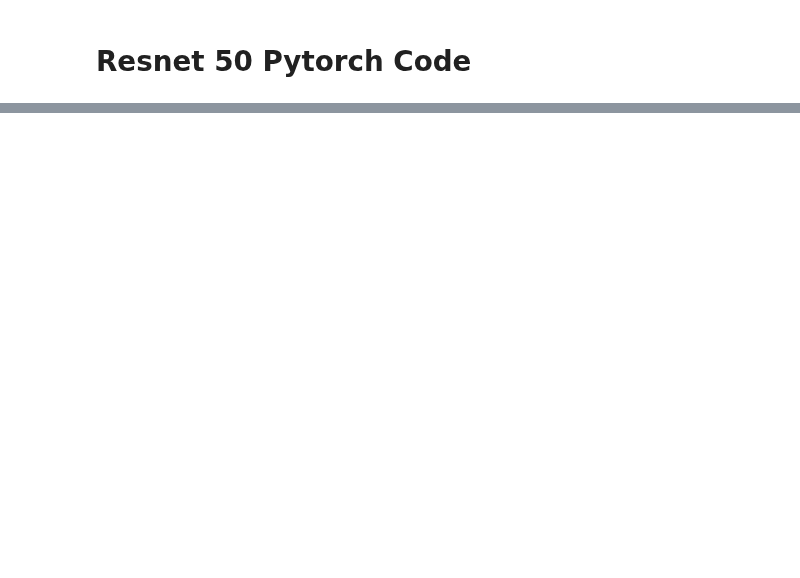
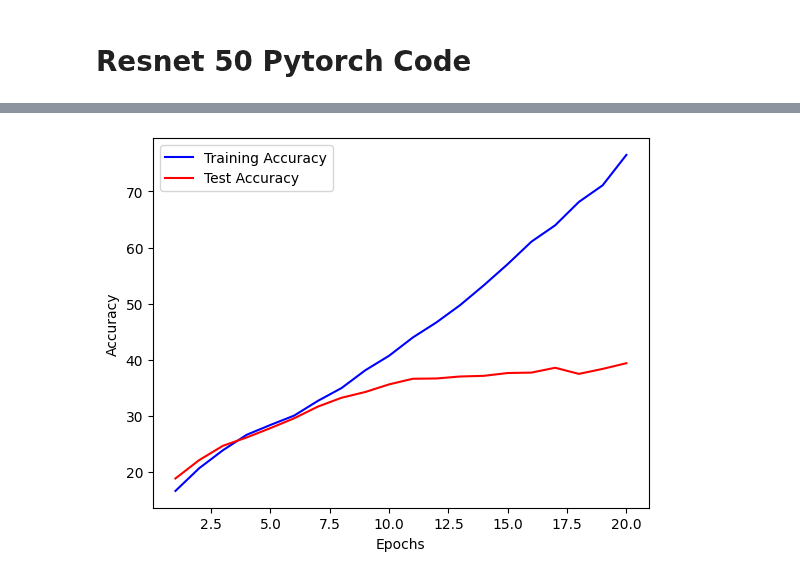
Before and after one commit to GerardoFesta/3DFER_SE4AI, a Jupyter notebook: ResNet.ipynb, the cells around one changed output, grey strips where cells are left out. Cells and saved outputs as stored; diff of their text form; code cells hidden in the pictures; blank space fills up the shorter version.

Commit message:
Normalization of the inputs, test accuracy monitored

```diff
--- a/ResNet.ipynb
+++ b/ResNet.ipynb
@@ -108,13 +179,11 @@ test_loader = DataLoader(test_dataset, batch_size=batch_size, shuffle=False)
 def accuracy(preds, labels):
   probabilities = torch.nn.functional.softmax(preds, dim=1)
   _, predicted = torch.max(probabilities, dim=1)
-  print("PREDICTED ", predicted)
-  print("LABELS ", labels)
   n_correct = (predicted==labels).sum().float()
 
   acc =n_correct / labels.shape[0]
   acc= torch.round(acc*100)
-  return acc;
+  return acc, n_correct;
 # %% [markdown]
 # Resnet 50 Pytorch Code
 # %%
@@ -273,6 +342,8 @@ optimizer = torch.optim.SGD(model.parameters(), lr=0.01)
 # %%
 n_total_steps = len(train_loader)
 num_epochs = 20
+acc_list_train=[]
+acc_list_test=[]
 for epoch in range(num_epochs):
 
     running_loss = 0.0
@@ -288,7 +359,7 @@ for epoch in range(num_epochs):
       loss = criterion(outputs, labels)
 
 
-      acc = accuracy(outputs, labels)
+      acc, _ = accuracy(outputs, labels)
 
       optimizer.zero_grad()
       loss.backward()
@@ -297,6 +368,24 @@ for epoch in range(num_epochs):
       running_acc += acc.item()
 
     print (f'Epoch [{epoch}/{num_epochs}], Loss: {running_loss/len(train_loader):.4f}, Acc: {running_acc/len(train_loader):.4f}')
+    acc_list_train.append(running_acc/len(train_loader))
+    tot_corrette = 0
+    tot_eseguite = 0
+    with torch.no_grad():
+
+      for images, labels in test_loader:
+          images = images.to(device)
+          labels = labels.to(device)
+
+          outputs = model(images)
+          _, n_corrette=accuracy(outputs, labels)
+
+          tot_corrette+=n_corrette.item()
+          tot_eseguite+=labels.shape[0]
+      test_acc=100* (tot_corrette/tot_eseguite)
+      acc_list_test.append(test_acc)
+      print("Test acc: ", test_acc)
+
 
 print('Finished Training')
 
@@ -322,3 +411,23 @@ Epoch [19/20], Loss: 1.1851, Acc: 57.3103
 Finished Training
+# %%
+
+# Creazione dell'asse x con gli indici delle liste
+epochs = range(1, len(acc_list_train) + 1)
+
+# Tracciamento delle due variabili come linee di colori diversi
+plt.plot(epochs, acc_list_train, 'b', label='Training Accuracy')
+plt.plot(epochs, acc_list_test, 'r', label='Test Accuracy')
+
+# Titoli degli assi
+plt.xlabel('Epochs')
+plt.ylabel('Accuracy')
+
+# Aggiunta di una legenda
+plt.legend()
+
+# Visualizzazione del grafico
+plt.show()
+# %% [output]
+[figure, added]
 # %%
 with torch.no_grad():
```
Also changed, not shown: parts of 4 cells of this notebook.
